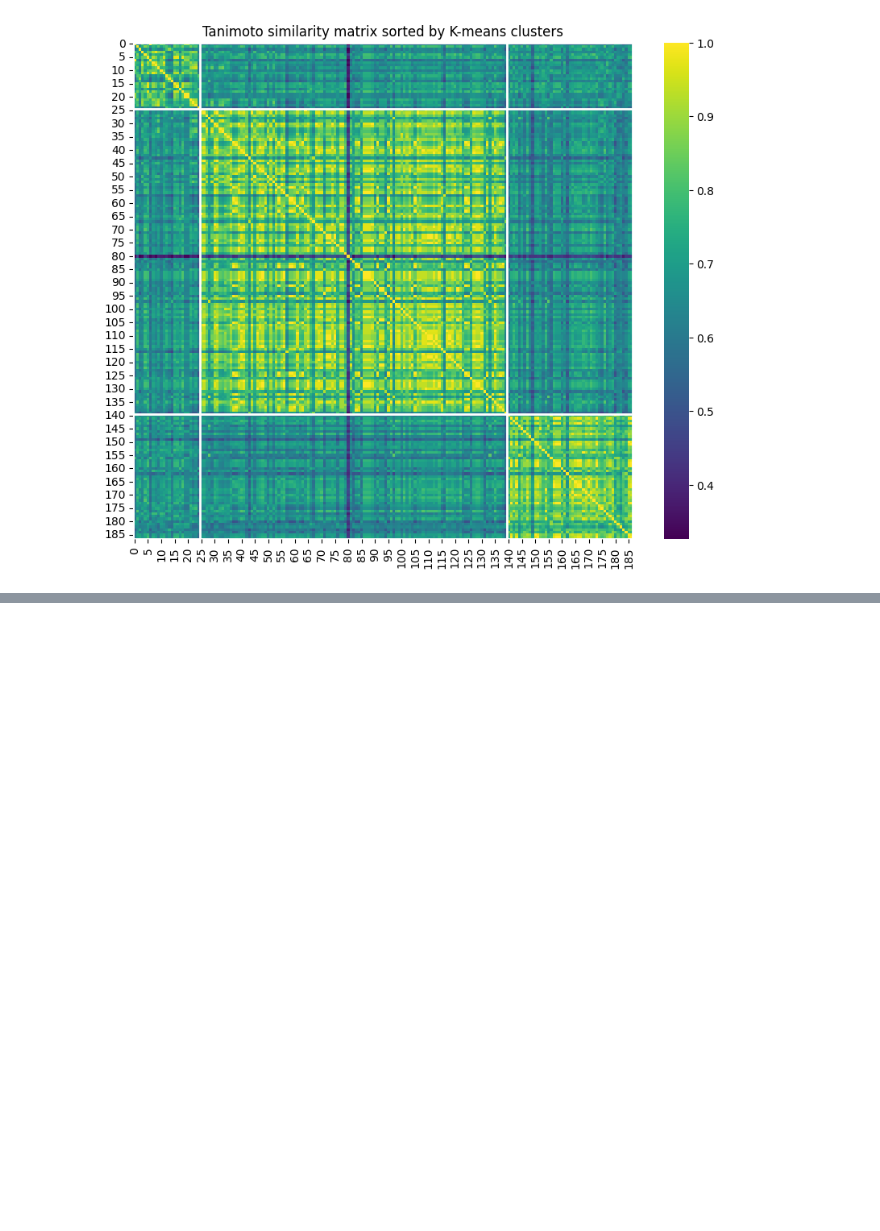
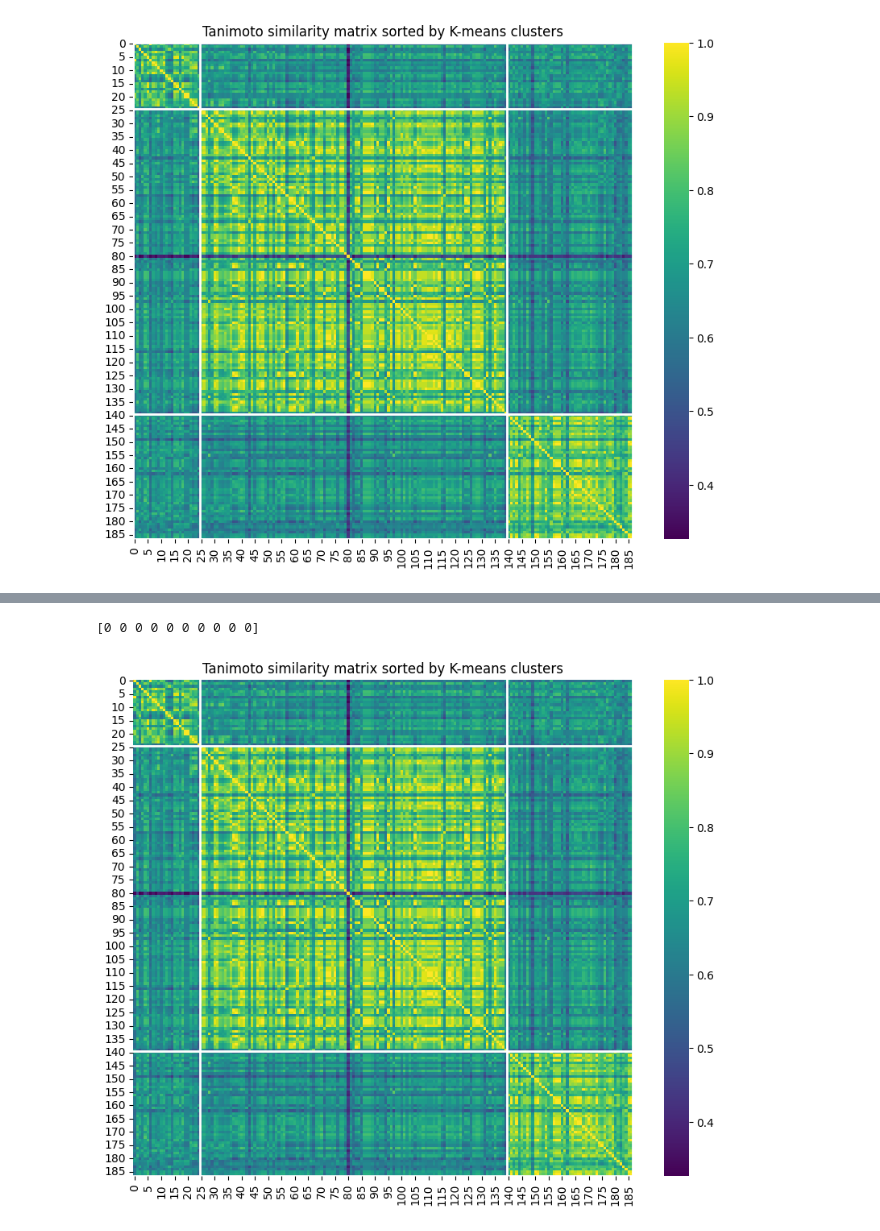
Before and after one commit to rajendranast012-stack/in-silico-lab1, a Jupyter notebook: tanimoto_heatmap.ipynb, the cells around one changed output, grey strips where cells are left out. Cells and saved outputs as stored; diff of their text form; code cells hidden in the pictures; blank space fills up the shorter version.

```diff
--- a/tanimoto_heatmap.ipynb
+++ b/tanimoto_heatmap.ipynb
@@ -179,0 +321,29 @@ plt.show()
+# %%
+import pandas as pd
+
+# Create a label list for sorted molecules
+cluster_labels_sorted = clusters[sorted_indices]
+
+# Example: print first 10 to see which cluster
+print(cluster_labels_sorted[:10])
+# %% [output]
+[0 0 0 0 0 0 0 0 0 0]
+# %%
+import matplotlib.pyplot as plt
+import seaborn as sns
+
+plt.figure(figsize=(10,8))
+sns.heatmap(sim_sorted, cmap='viridis')
+
+# Draw cluster boundaries if you want
+for s in cum_sizes:
+    plt.axhline(s, color='white', lw=2)
+    plt.axvline(s, color='white', lw=2)
+
+plt.title('Tanimoto similarity matrix sorted by K-means clusters')
+
+# Save figure to file
+plt.savefig("tanimoto_heatmap.png", dpi=300, bbox_inches='tight')  # dpi=300 for high quality
+plt.show()
+# %% [output]
+[figure, added]
```
Also changed, not shown: parts of 4 cells of this notebook.
